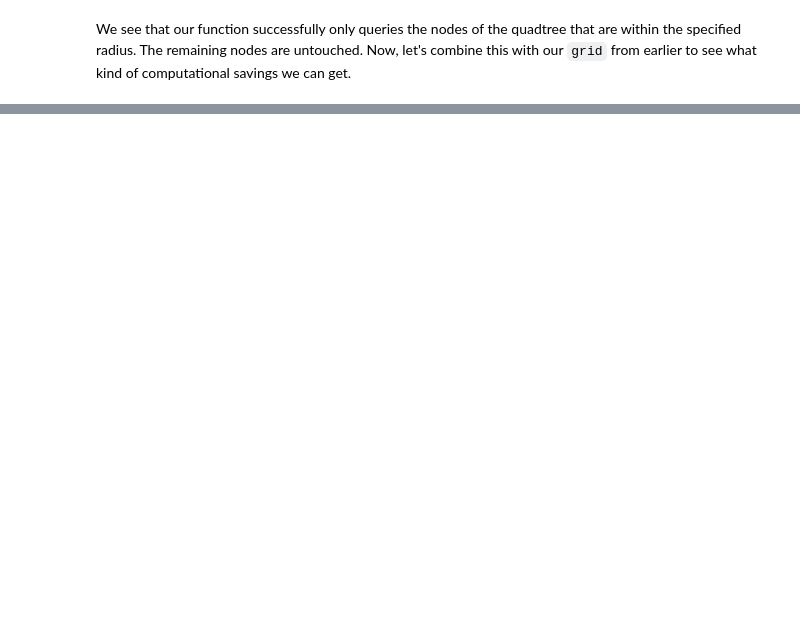
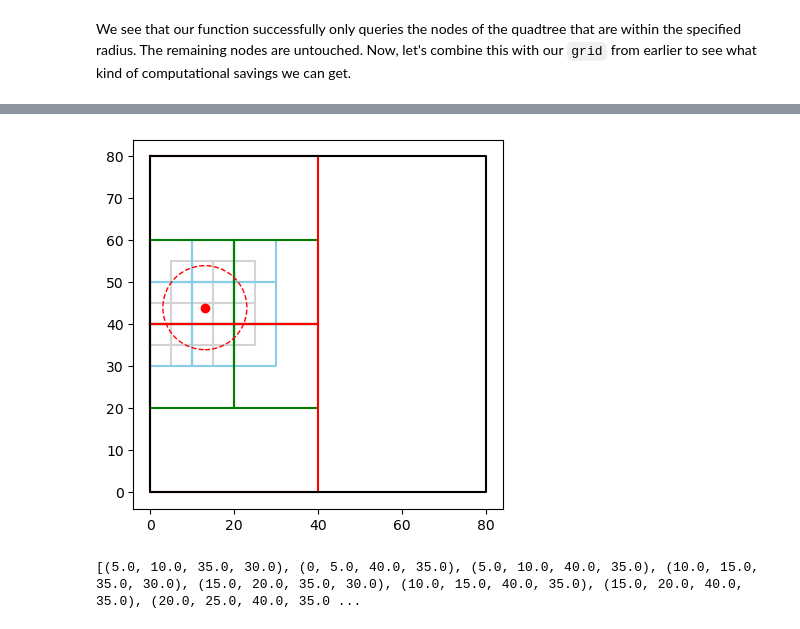
Before and after one commit to suryashch/3d_modelling, a Jupyter notebook: research/optimizing-the-scene/notebooks/octree-querying.ipynb, the cells around one changed output, grey strips where cells are left out. Cells and saved outputs as stored; diff of their text form; code cells hidden in the pictures; blank space fills up the shorter version.

```diff
--- a/research/optimizing-the-scene/notebooks/octree-querying.ipynb
+++ b/research/optimizing-the-scene/notebooks/octree-querying.ipynb
@@ -222,0 +265,23 @@ We see that our function successfully only queries the nodes of the quadtree tha
+# %%
+index_ranges= []
+
+camera_pos = (13,44)
+r=10
+
+fig, ax = plt.subplots()
+
+draw_and_get_quadtree(camera_pos, qt, index_ranges, threshold=r)
+
+camera_x, camera_y = camera_pos
+ax.scatter(camera_x,camera_y, marker='o', color='red', zorder=5)
+
+circle = plt.Circle(camera_pos, r, color='red', fill=False, linestyle='--', zorder=5)
+ax.add_patch(circle)
+
+ax.set_aspect('equal')
+
+plt.show()
+print(index_ranges)
+# %% [output]
+[figure, added]
+[(5.0, 10.0, 35.0, 30.0), (0, 5.0, 40.0, 35.0), (5.0, 10.0, 40.0, 35.0), (10.0, 15.0, 35.0, 30.0), (15.0, 20.0, 35.0, 30.0), (10.0, 15.0, 40.0, 35.0), (15.0, 20.0, 40.0, 35.0), (20.0, 25.0, 40.0, 35.0 ...
```
Also changed, not shown: parts of 9 cells of this notebook.
